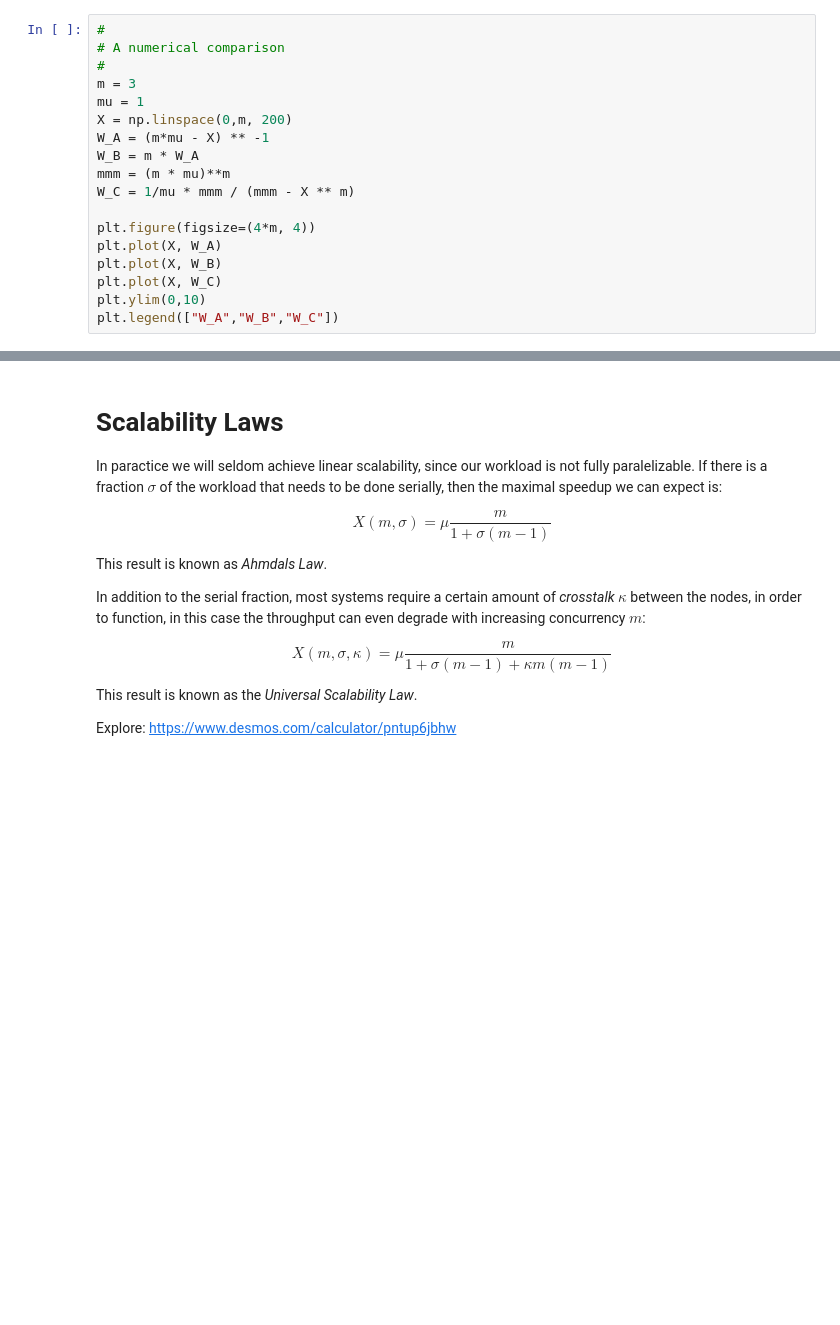
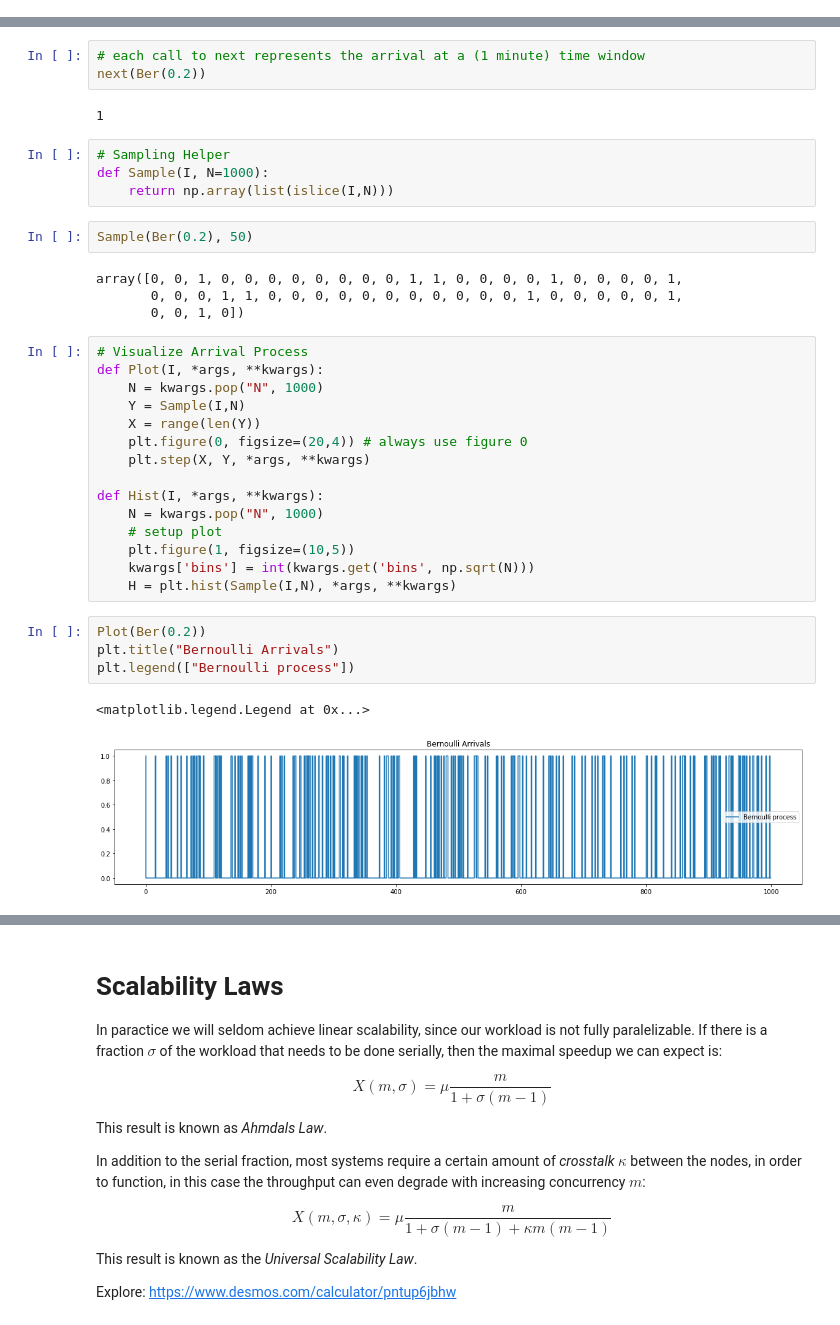
Before and after one commit to HeinrichHartmann/Statistics-for-Engineers, a Jupyter notebook: Queuing Theory.ipynb, the cells around one changed output, grey strips where cells are left out. Cells and saved outputs as stored; diff of their text form; blank space fills up the shorter version.

```diff
--- a/Queuing Theory.ipynb
+++ b/Queuing Theory.ipynb
@@ -290,18 +0,0 @@ warnings.filterwarnings('ignore')
-# %%
-#
-# A numerical comparison
-#
-m = 3
-mu = 1
-X = np.linspace(0,m, 200)
-W_A = (m*mu - X) ** -1
-W_B = m * W_A
-mmm = (m * mu)**m
-W_C = 1/mu * mmm / (mmm - X ** m)
-
-plt.figure(figsize=(4*m, 4))
-plt.plot(X, W_A)
-plt.plot(X, W_B)
-plt.plot(X, W_C)
-plt.ylim(0,10)
-plt.legend(["W_A","W_B","W_C"])
@@ -312,0 +167,37 @@ Interactive Version: https://www.desmos.com/calculator/qpbnllcyeo
+# %%
+# each call to next represents the arrival at a (1 minute) time window
+next(Ber(0.2))
+# %% [output]
+1
+# %%
+# Sampling Helper
+def Sample(I, N=1000):
+    return np.array(list(islice(I,N)))
+# %%
+Sample(Ber(0.2), 50)
+# %% [output]
+array([0, 0, 1, 0, 0, 0, 0, 0, 0, 0, 0, 1, 1, 0, 0, 0, 0, 1, 0, 0, 0, 0, 1,
+       0, 0, 0, 1, 1, 0, 0, 0, 0, 0, 0, 0, 0, 0, 0, 0, 1, 0, 0, 0, 0, 0, 1,
+       0, 0, 1, 0])
+# %%
+# Visualize Arrival Process
+def Plot(I, *args, **kwargs):
+    N = kwargs.pop("N", 1000)
+    Y = Sample(I,N)
+    X = range(len(Y))
+    plt.figure(0, figsize=(20,4)) # always use figure 0
+    plt.step(X, Y, *args, **kwargs)
+
+def Hist(I, *args, **kwargs):
+    N = kwargs.pop("N", 1000)
+    # setup plot
+    plt.figure(1, figsize=(10,5))
+    kwargs['bins'] = int(kwargs.get('bins', np.sqrt(N)))
+    H = plt.hist(Sample(I,N), *args, **kwargs)
+# %%
+Plot(Ber(0.2))
+plt.title("Bernoulli Arrivals")
+plt.legend(["Bernoulli process"])
+# %% [output]
+<matplotlib.legend.Legend at 0x...>
+[figure, added]
```
Also changed, not shown: parts of 57 cells of this notebook.
